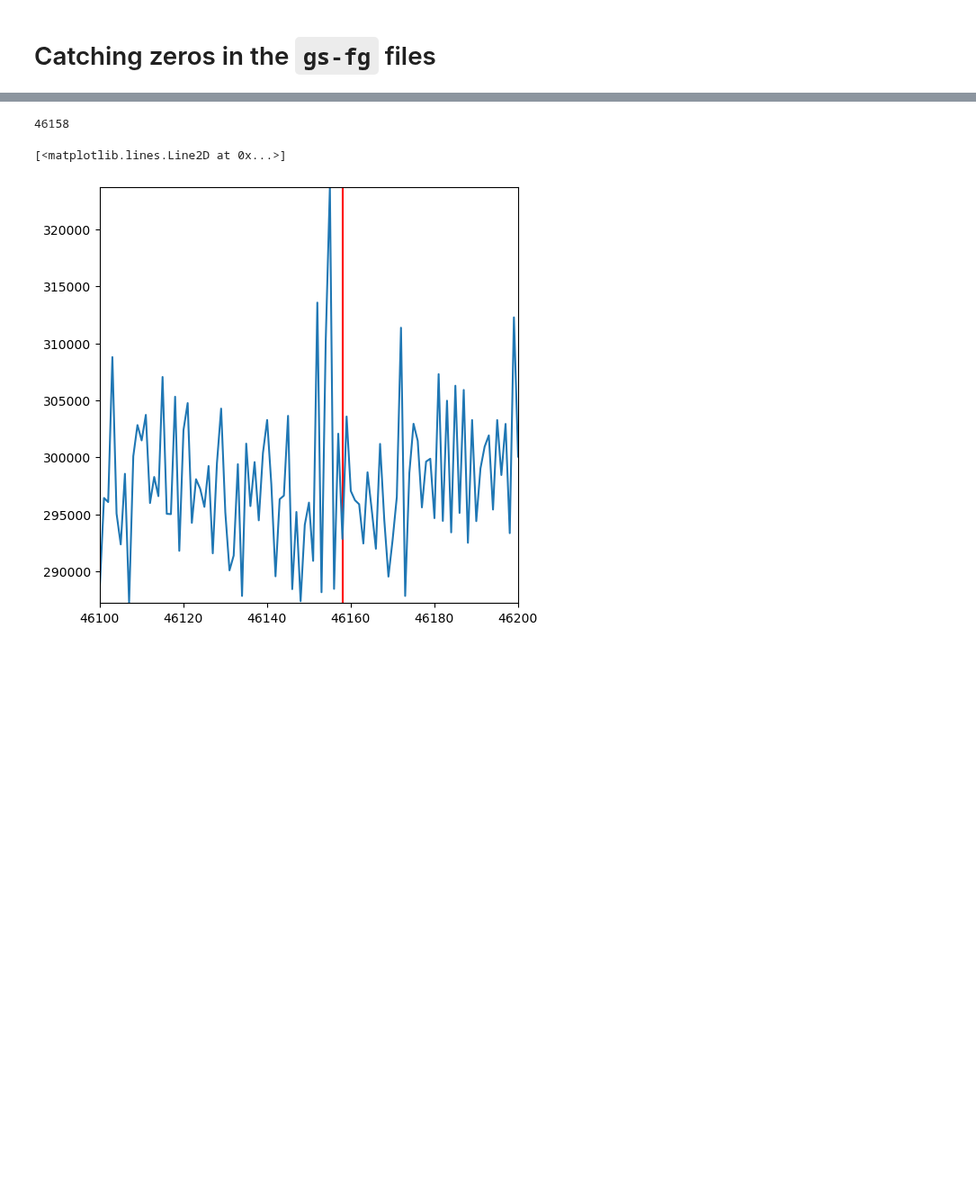
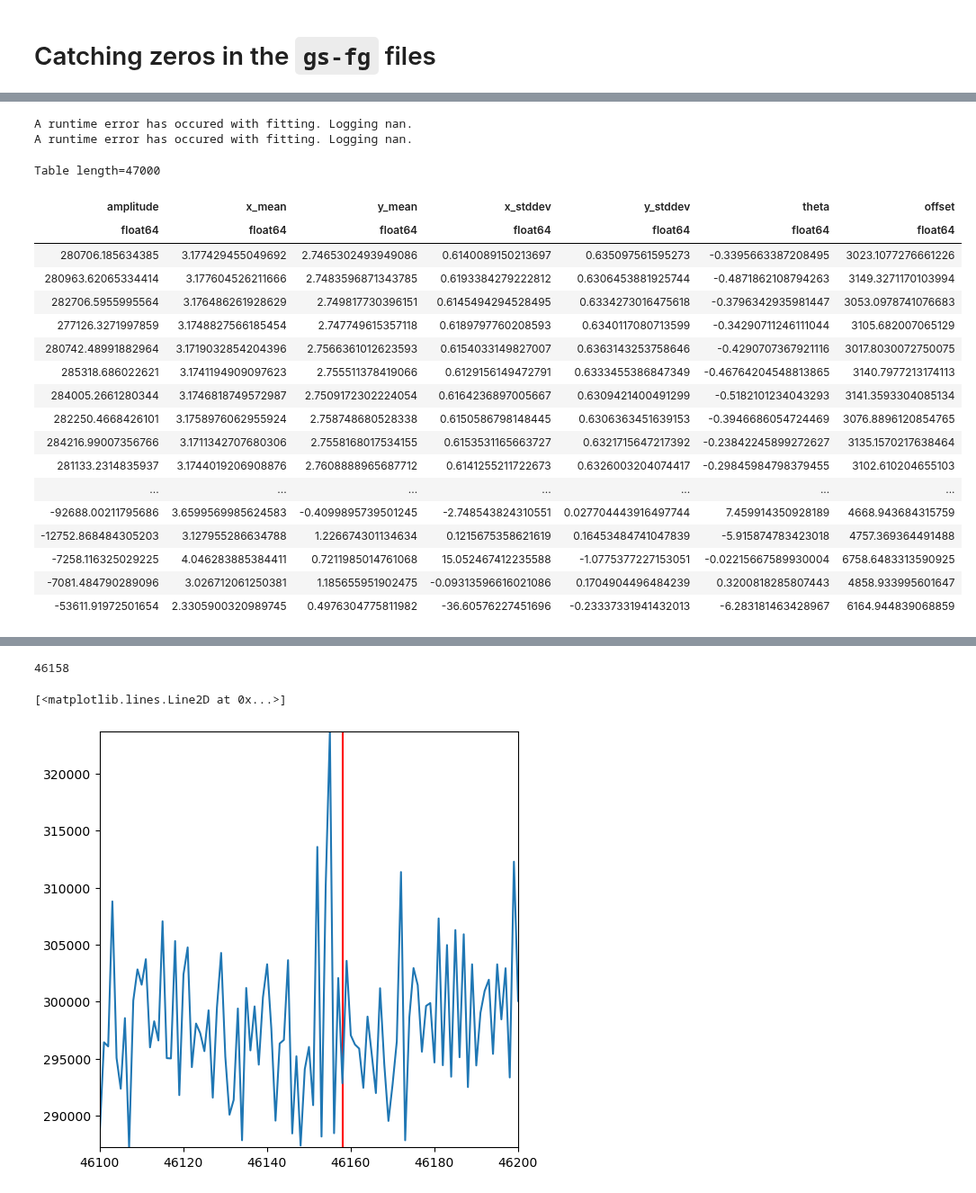
Before and after one commit to GalagaBits/JWST-FGS-Spelunker, a Jupyter notebook: notebooks/zeros_in_guidestar_gs-fg.ipynb, the cells around one changed output, grey strips where cells are left out. Shown at 90% size. Cells and saved outputs as stored; diff of their text form; code cells hidden in the pictures; blank space fills up the shorter version.

```diff
--- a/notebooks/zeros_in_guidestar_gs-fg.ipynb
+++ b/notebooks/zeros_in_guidestar_gs-fg.ipynb
@@ -39,0 +30,3 @@ RayTaskError(RuntimeError): ray::ray_curve_fit() (pid=73186, ip=127.0.0.1)
+# %%
+spk.gauss2d_fit(spk.fg_array[0:47000], ncpus=6)
+# %% [output]
@@ -39,0 +35,21 @@ RayTaskError(RuntimeError): ray::ray_curve_fit() (pid=73186, ip=127.0.0.1)
+A runtime error has occured with fitting. Logging nan.
+A runtime error has occured with fitting. Logging nan.
+Table length=47000
+| amplitude | x_mean | y_mean | x_stddev | y_stddev | theta | offset |
+| float64 | float64 | float64 | float64 | float64 | float64 | float64 |
+| 280706.185634385 | 3.177429455049692 | 2.7465302493949086 | 0.6140089150213697 | 0.635097561595273 | -0.3395663387208495 | 3023.1077276661226 |
+| 280963.62065334414 | 3.177604526211666 | 2.7483596871343785 | 0.6193384279222812 | 0.6306453881925744 | -0.4871862108794263 | 3149.3271170103994 |
+| 282706.5955995564 | 3.176486261928629 | 2.749817730396151 | 0.6145494294528495 | 0.6334273016475618 | -0.3796342935981447 | 3053.0978741076683 |
+| 277126.3271997859 | 3.1748827566185454 | 2.747749615357118 | 0.6189797760208593 | 0.6340117080713599 | -0.34290711246111044 | 3105.682007065129 |
+| 280742.48991882964 | 3.1719032854204396 | 2.7566361012623593 | 0.6154033149827007 | 0.6363143253758646 | -0.4290707367921116 | 3017.8030072750075 |
+| 285318.686022621 | 3.1741194909097623 | 2.755511378419066 | 0.6129156149472791 | 0.6333455386847349 | -0.46764204548813865 | 3140.7977213174113 |
+| 284005.2661280344 | 3.1746818749572987 | 2.7509172302224054 | 0.6164236897005667 | 0.6309421400491299 | -0.5182101234043293 | 3141.3593304085134 |
+| 282250.4668426101 | 3.1758976062955924 | 2.758748680528338 | 0.6150586798148445 | 0.6306363451639153 | -0.3946686054724469 | 3076.8896120854765 |
+| 284216.99007356766 | 3.1711342707680306 | 2.7558168017534155 | 0.6153531165663727 | 0.6321715647217392 | -0.23842245899272627 | 3135.1570217638464 |
+| 281133.2314835937 | 3.1744019206908876 | 2.7608888965687712 | 0.6141255211722673 | 0.6326003204074417 | -0.29845984798379455 | 3102.610204655103 |
+| ... | ... | ... | ... | ... | ... | ... |
+| -92688.00211795686 | 3.6599569985624583 | -0.4099895739501245 | -2.748543824310551 | 0.027704443916497744 | 7.459914350928189 | 4668.943684315759 |
+| -12752.868484305203 | 3.127955286634788 | 1.226674301134634 | 0.1215675358621619 | 0.16453484741047839 | -5.915874783423018 | 4757.369364491488 |
+| -7258.116325029225 | 4.046283885384411 | 0.7211985014761068 | 15.052467412235588 | -1.0775377227153051 | -0.02215667589930004 | 6758.6483313590925 |
+| -7081.484790289096 | 3.026712061250381 | 1.185655951902475 | -0.09313596616021086 | 0.1704904496484239 | 0.3200818285807443 | 4858.933995601647 |
+| -53611.91972501654 | 2.3305900320989745 | 0.4976304775811982 | -36.60576227451696 | -0.23337331941432013 | -6.283181463428967 | 6164.944839068859 |
```
Also changed, not shown: parts of 9 cells of this notebook, 4 other files.
